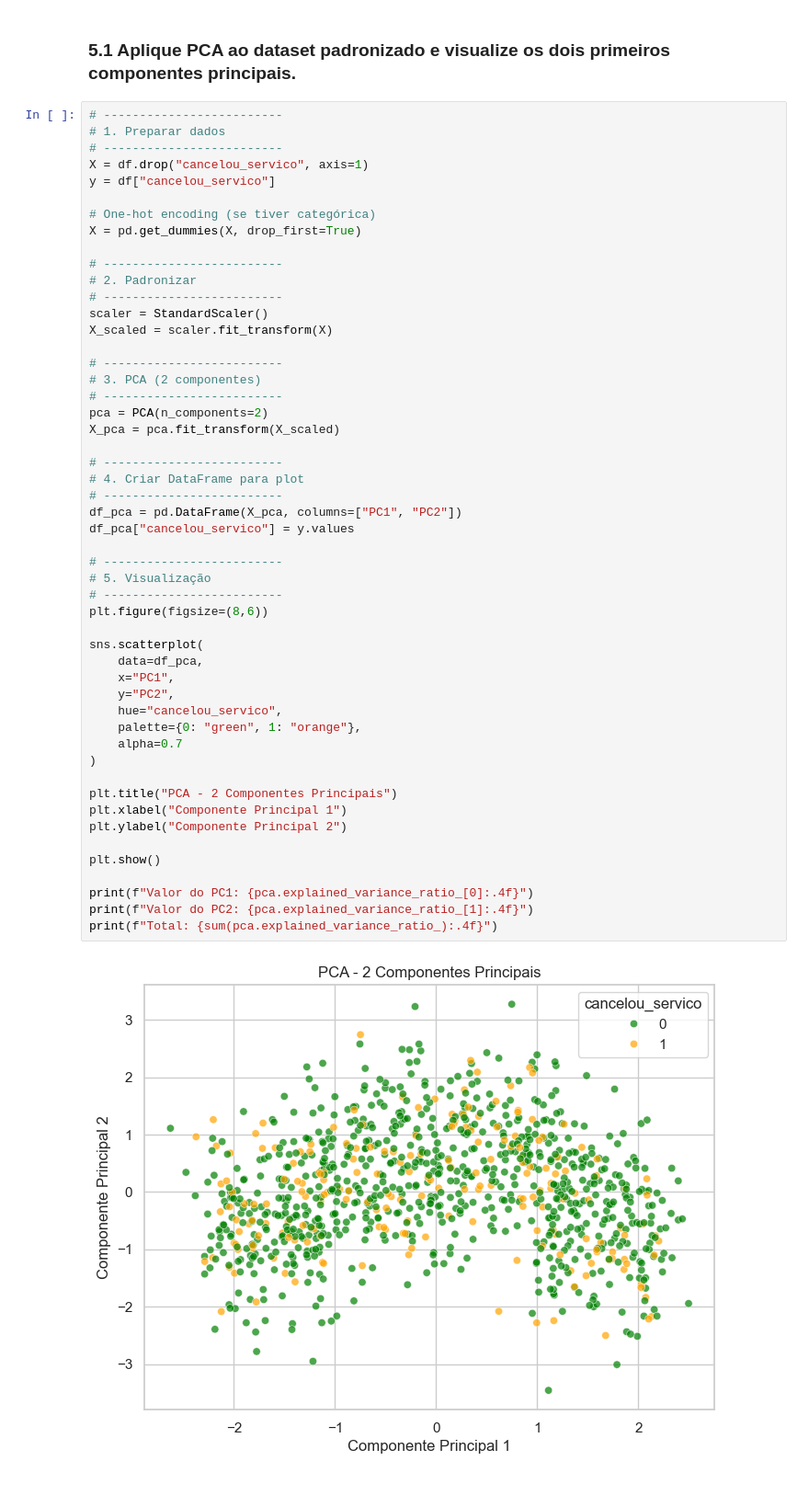
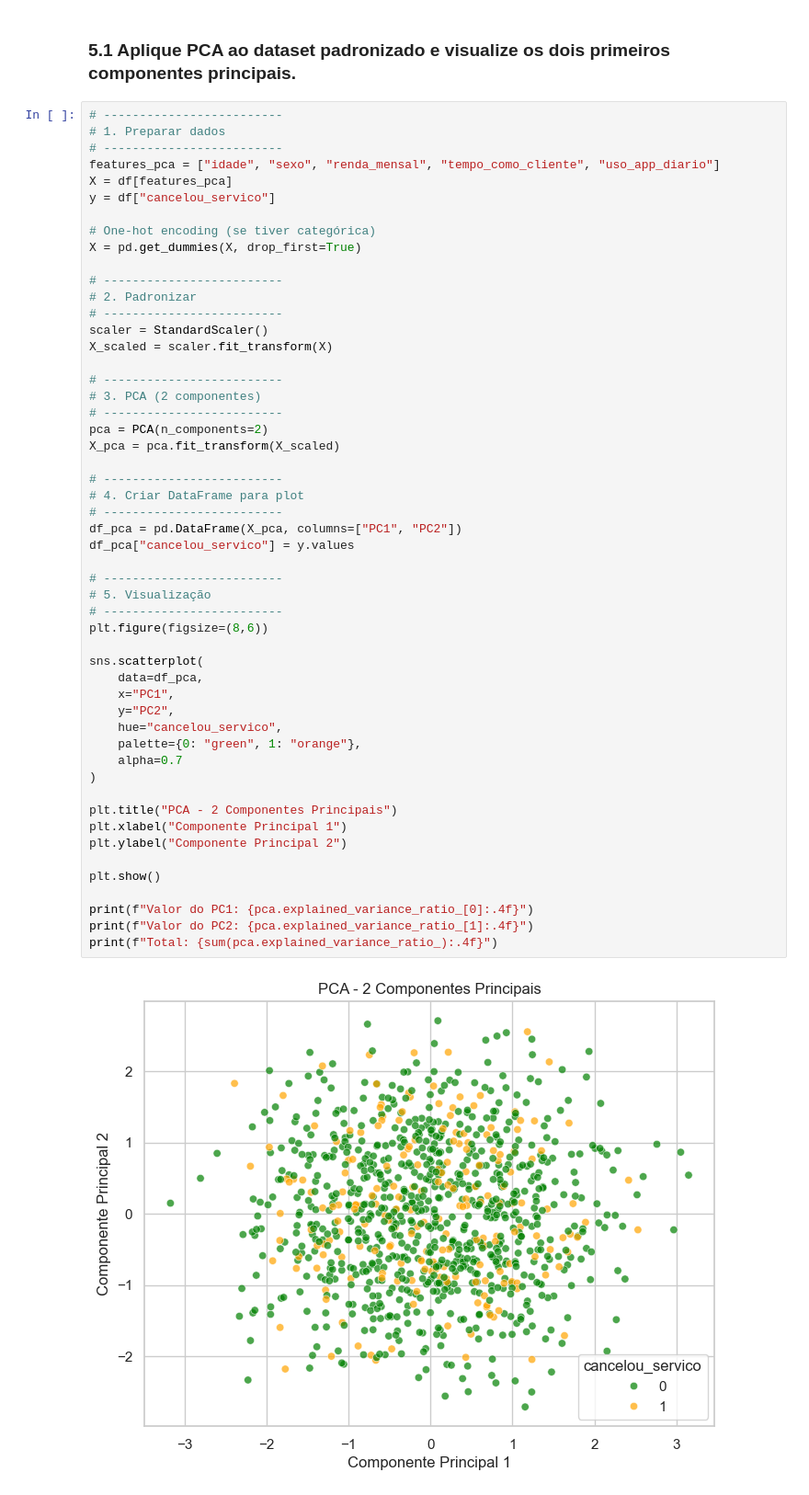
Before and after one commit to PeedroModa/teste_tecnico_dsjr, a Jupyter notebook: TesteTecnicoPedroDS.ipynb, the cells around one changed output. Shown at 92% size. Saved outputs shown, nothing was run; the diff lists cells and outputs as text.

```diff
--- a/TesteTecnicoPedroDS.ipynb
+++ b/TesteTecnicoPedroDS.ipynb
@@ -566,7 +556,8 @@ ROC-AUC:   0.4792
 # -------------------------
 # 1. Preparar dados
 # -------------------------
-X = df.drop("cancelou_servico", axis=1)
+features_pca = ["idade", "sexo", "renda_mensal", "tempo_como_cliente", "uso_app_diario"]
+X = df[features_pca]
 y = df["cancelou_servico"]
 
 # One-hot encoding (se tiver categórica)
@@ -587,31 +578,31 @@ X_pca = pca.fit_transform(X_scaled)
 # -------------------------
 # 4. Criar DataFrame para plot
 # -------------------------
 df_pca = pd.DataFrame(X_pca, columns=["PC1", "PC2"])
 df_pca["cancelou_servico"] = y.values
 
 # -------------------------
 # 5. Visualização
 # -------------------------
 plt.figure(figsize=(8,6))
 
 sns.scatterplot(
     data=df_pca,
     x="PC1",
     y="PC2",
     hue="cancelou_servico",
     palette={0: "green", 1: "orange"},
     alpha=0.7
 )
 
 plt.title("PCA - 2 Componentes Principais")
 plt.xlabel("Componente Principal 1")
 plt.ylabel("Componente Principal 2")
 
 plt.show()
 
 print(f"Valor do PC1: {pca.explained_variance_ratio_[0]:.4f}")
 print(f"Valor do PC2: {pca.explained_variance_ratio_[1]:.4f}")
 print(f"Total: {sum(pca.explained_variance_ratio_):.4f}")
 # %% [output]
-[figure, old version]
+[figure, new version]
```
Also changed, not shown: parts of 11 cells of this notebook.
